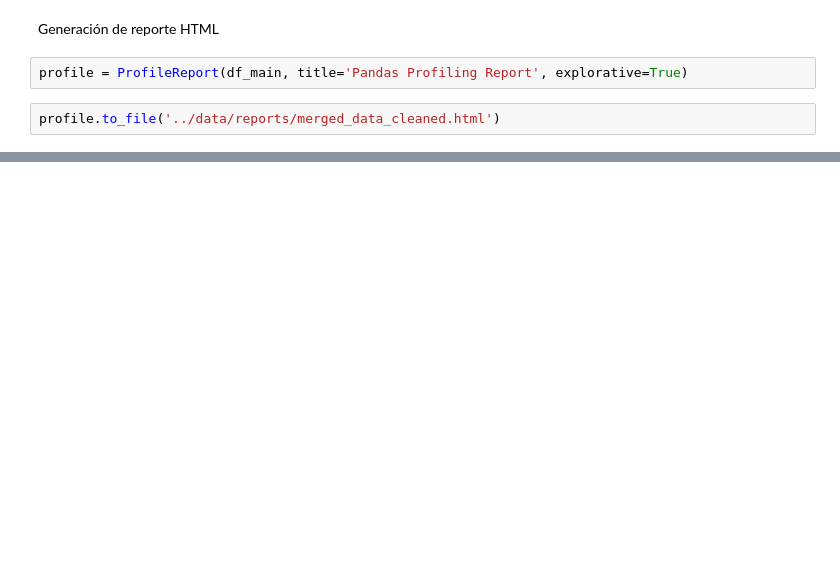
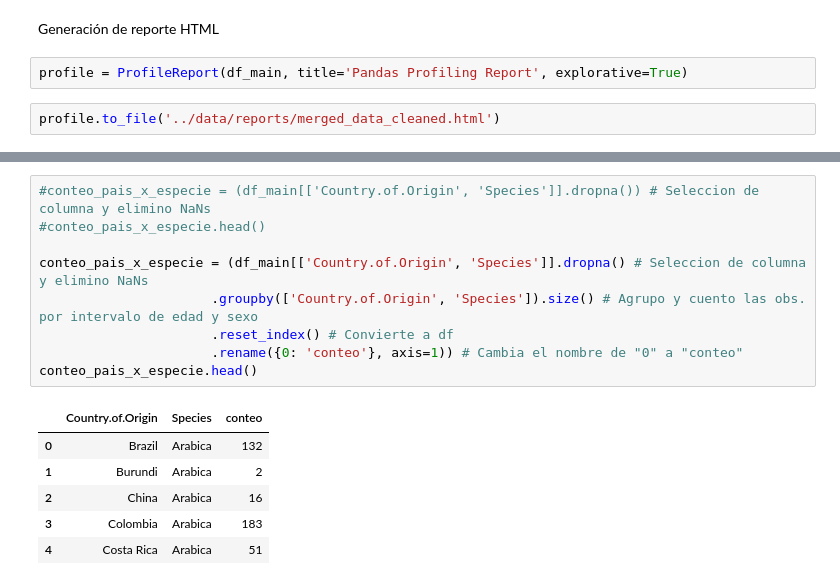
Before and after one commit to romeroelena16/PythonAnalytics, a Jupyter notebook: src/eda.ipynb, the cells around one changed output, grey strips where cells are left out. Saved outputs shown, nothing was run; the diff lists cells and outputs as text; blank space fills up the shorter version.

```diff
--- a/src/eda.ipynb
+++ b/src/eda.ipynb
@@ -64,0 +35,16 @@ profile.to_file('../data/reports/merged_data_cleaned.html')
+# %%
+#conteo_pais_x_especie = (df_main[['Country.of.Origin', 'Species']].dropna()) # Seleccion de columna y elimino NaNs
+#conteo_pais_x_especie.head()
+
+conteo_pais_x_especie = (df_main[['Country.of.Origin', 'Species']].dropna() # Seleccion de columna y elimino NaNs
+                      .groupby(['Country.of.Origin', 'Species']).size() # Agrupo y cuento las obs. por intervalo de edad y sexo
+                      .reset_index() # Convierte a df
+                      .rename({0: 'conteo'}, axis=1)) # Cambia el nombre de "0" a "conteo"
+conteo_pais_x_especie.head()
+# %% [output]
+|  | Country.of.Origin | Species | conteo |
+| 0 | Brazil | Arabica | 132 |
+| 1 | Burundi | Arabica | 2 |
+| 2 | China | Arabica | 16 |
+| 3 | Colombia | Arabica | 183 |
+| 4 | Costa Rica | Arabica | 51 |
```
Also changed, not shown: parts of 7 cells of this notebook, 2 other files.
